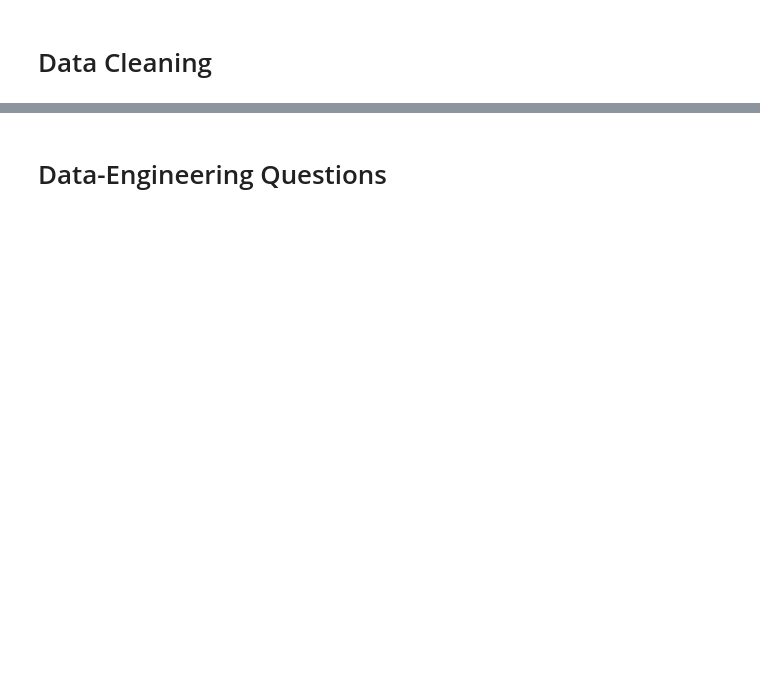
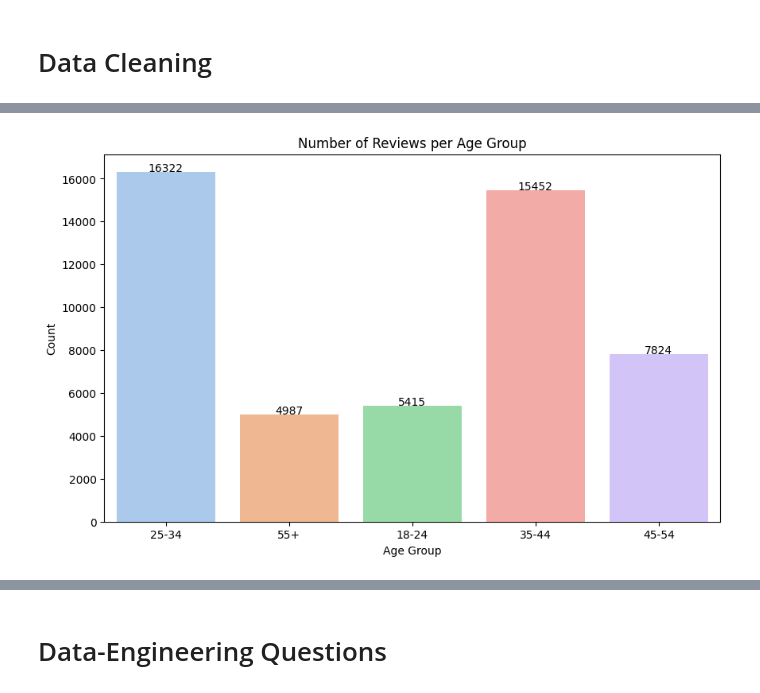
Before and after one commit to Zeyoman1001/ACLProjectHotel-zeiad.sayed-student.guc.edu.eg, a Jupyter notebook: acl-project.ipynb, the cells around one changed output, grey strips where cells are left out. Cells and saved outputs as stored; diff of their text form; code cells hidden in the pictures; blank space fills up the shorter version.

```diff
--- a/acl-project.ipynb
+++ b/acl-project.ipynb
@@ -130,0 +158,16 @@ df.columns.tolist()
+# %%
+plt.figure(figsize=(10,6))
+ax = sns.countplot(data=df, x='age_group', palette='pastel')
+plt.title('Number of Reviews per Age Group')
+plt.xlabel('Age Group')
+plt.ylabel('Count')
+
+# Add counts above bars
+for p in ax.patches:
+    height = p.get_height()
+    ax.text(p.get_x() + p.get_width()/2., height + 20,  # adjust +20 for spacing
+            f'{int(height)}', ha="center", fontsize=10)
+
+plt.show()
+# %% [output]
+[figure, added]
```
Also changed, not shown: parts of 30 cells of this notebook.
